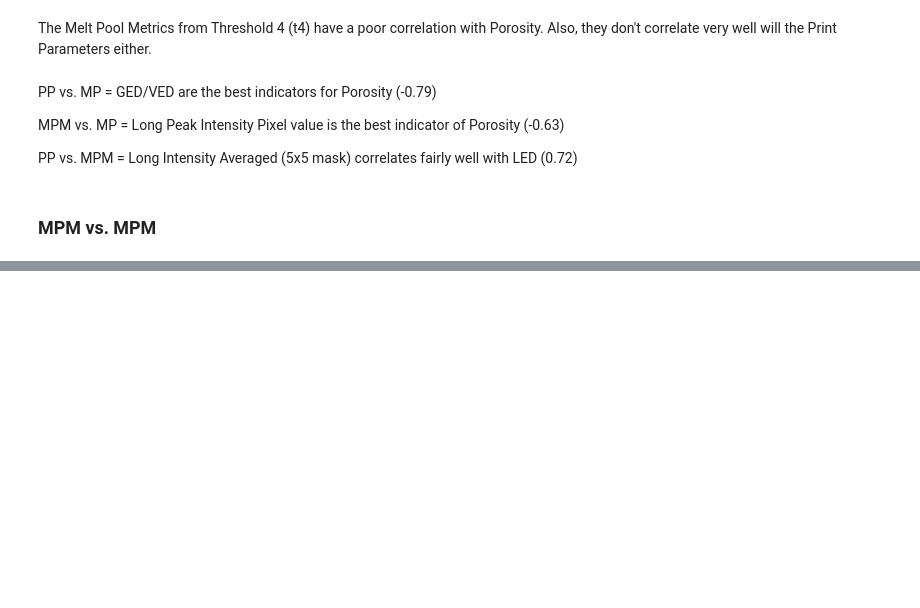
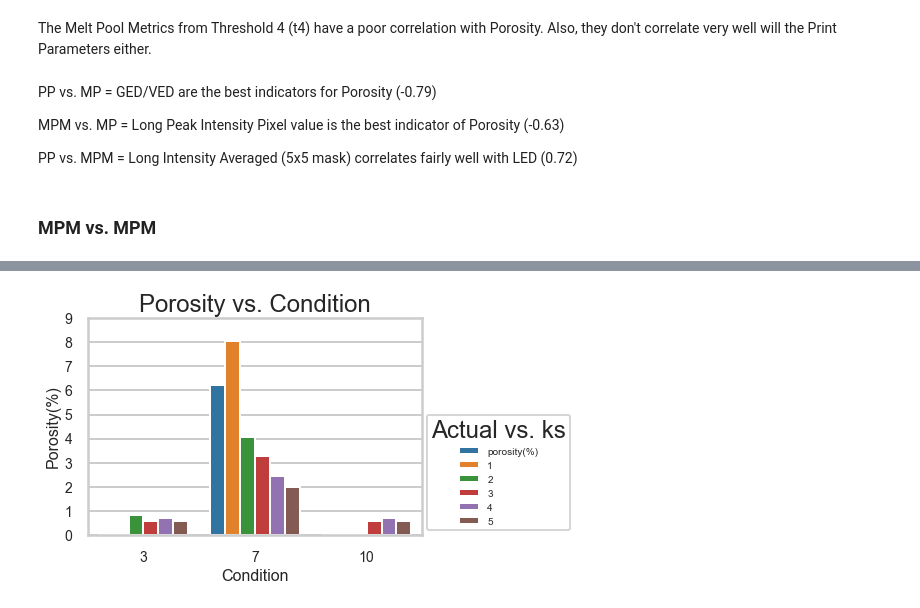
Before and after one commit to milesin3d/IncreaseAMYield, a Jupyter notebook: IncreaseAMYield.ipynb, the cells around one changed output, grey strips where cells are left out. Drawn from its saved outputs; the diff is of its cells as text; code cells hidden in the pictures; blank space fills up the shorter version.

Commit message:
first attempt at LinearRegression and KNN

```diff
--- a/IncreaseAMYield.ipynb
+++ b/IncreaseAMYield.ipynb
@@ -2375,0 +2421,9 @@ sns.heatmap(corr, mask=mask, cmap=cmap, center=0,
+# %%
+# split data
+
+# split data table into X and y
+X = model_df.drop(['porosity(%)'], axis=1)
+y = pd.DataFrame(model_df['porosity(%)'])
+
+# split data into train and test
+X_train, X_test, y_train, y_test = train_test_split(X, y, test_size = 0.3, random_state=1)
@@ -2375,0 +2434,7 @@ sns.heatmap(corr, mask=mask, cmap=cmap, center=0,
+# %%
+from sklearn.linear_model import LinearRegression
+
+# initialize a LinearRegression model
+lm = LinearRegression()
+
+lm.fit(X_train, y_train)
@@ -2375,0 +2468,5 @@ sns.heatmap(corr, mask=mask, cmap=cmap, center=0,
+# %%
+y_pred = lm.predict(X_test)
+# pred vs actual
+y_pred_df = pd.DataFrame(y_pred, columns=['pred_porosity(%)']).set_index([pd.Index(y_test.index)])
+y_pred_df
@@ -2375,0 +2588,21 @@ sns.heatmap(corr, mask=mask, cmap=cmap, center=0,
+# %%
+# plot the porosity results dependent upon k
+
+temp = y_comb.copy() # make a temp df for the plot
+temp.reset_index(inplace=True) # convert the index (labels) into a column
+temp = pd.melt(temp, id_vars=['condition']) # melt the df into labels > campaign > value
+temp
+
+_ = sns.barplot(x='condition',
+                y='value',
+                data=temp,
+                hue='variable')
+
+_ = plt.title('Porosity vs. Condition')
+_ = plt.xlabel('Condition', fontsize=16)
+_ = plt.ylabel('Porosity(%)', fontsize=16)
+_ = plt.xticks(fontsize = 14)
+_ = plt.yticks([x for x in range(0, 10, 1)], fontsize = 14)
+_ = plt.legend(loc=3, bbox_to_anchor=(1.0, 0.0), fontsize = 10, title='Actual vs. ks')
+# %% [output]
+[figure, added]
```
Also changed, not shown: parts of 71 cells of this notebook.
